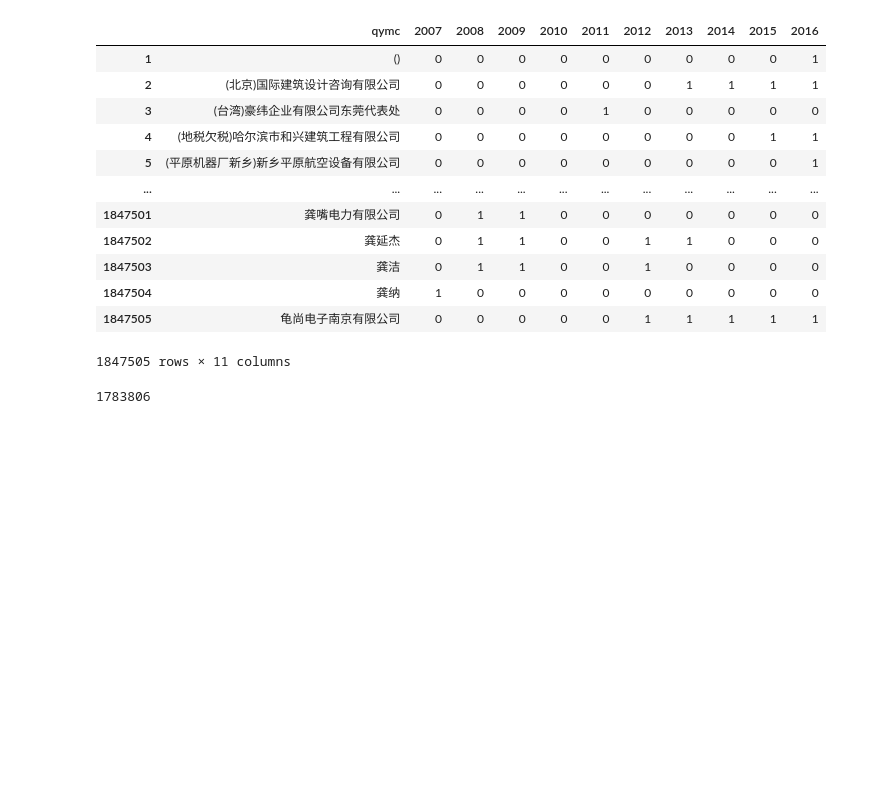
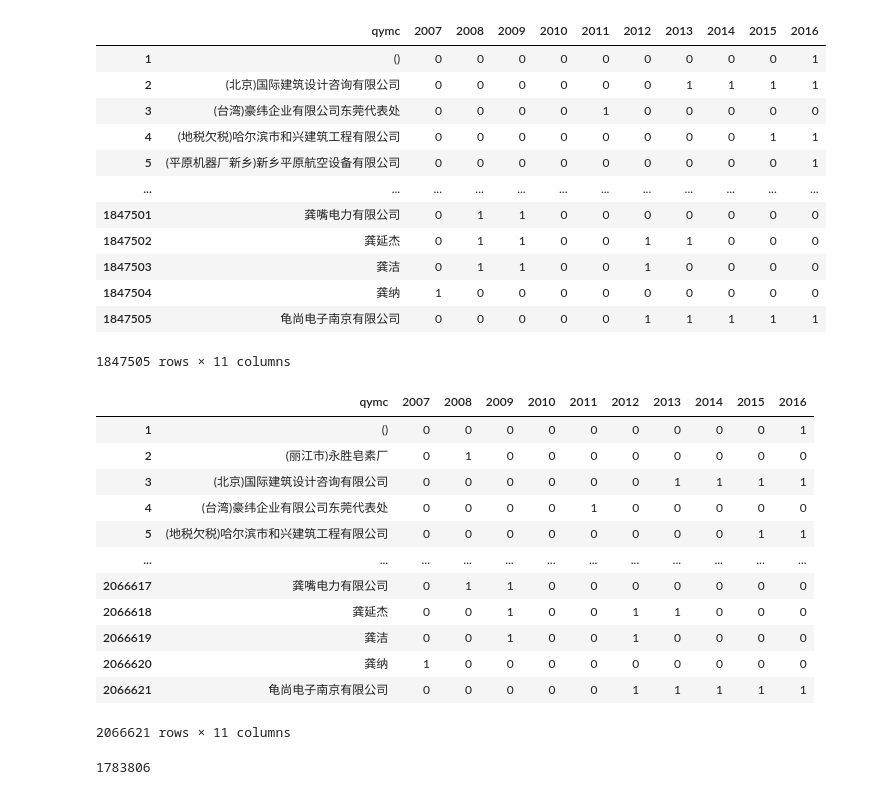
Before and after one commit to ideatechresearch/patent_invest, a Jupyter notebook: 专精特新&高新技术&税调&创新基金&火炬项目&融资企业与专利.ipynb, the cells around one changed output. Drawn from its saved outputs; the diff is of its cells as text; code cells hidden in the pictures; blank space fills up the shorter version.

```diff
--- a/专精特新&高新技术&税调&创新基金&火炬项目&融资企业与专利.ipynb
+++ b/专精特新&高新技术&税调&创新基金&火炬项目&融资企业与专利.ipynb
@@ -1733,6 +2029,23 @@ annual_qymc
 | 1847504 | 龚纳 | 1 | 0 | 0 | 0 | 0 | 0 | 0 | 0 | 0 | 0 |
 | 1847505 | 龟尚电子南京有限公司 | 0 | 0 | 0 | 0 | 0 | 1 | 1 | 1 | 1 | 1 |
 1847505 rows × 11 columns
+# %%
+annual_qymc=pd.read_csv('data\sd_annual_qymc_1018.csv',index_col=0)
+annual_qymc
+# %% [output]
+|  | qymc | 2007 | 2008 | 2009 | 2010 | 2011 | 2012 | 2013 | 2014 | 2015 | 2016 |
+| 1 | () | 0 | 0 | 0 | 0 | 0 | 0 | 0 | 0 | 0 | 1 |
+| 2 | (丽江市)永胜皂素厂 | 0 | 1 | 0 | 0 | 0 | 0 | 0 | 0 | 0 | 0 |
+| 3 | (北京)国际建筑设计咨询有限公司 | 0 | 0 | 0 | 0 | 0 | 0 | 1 | 1 | 1 | 1 |
+| 4 | (台湾)豪纬企业有限公司东莞代表处 | 0 | 0 | 0 | 0 | 1 | 0 | 0 | 0 | 0 | 0 |
+| 5 | (地税欠税)哈尔滨市和兴建筑工程有限公司 | 0 | 0 | 0 | 0 | 0 | 0 | 0 | 0 | 1 | 1 |
+| ... | ... | ... | ... | ... | ... | ... | ... | ... | ... | ... | ... |
+| 2066617 | 龚嘴电力有限公司 | 0 | 1 | 1 | 0 | 0 | 0 | 0 | 0 | 0 | 0 |
+| 2066618 | 龚延杰 | 0 | 0 | 1 | 0 | 0 | 1 | 1 | 0 | 0 | 0 |
+| 2066619 | 龚洁 | 0 | 0 | 1 | 0 | 0 | 1 | 0 | 0 | 0 | 0 |
+| 2066620 | 龚纳 | 1 | 0 | 0 | 0 | 0 | 0 | 0 | 0 | 0 | 0 |
+| 2066621 | 龟尚电子南京有限公司 | 0 | 0 | 0 | 0 | 0 | 1 | 1 | 1 | 1 | 1 |
+2066621 rows × 11 columns
 # %%
 len(set(sd_co.Unique_qymc)&set(annual_qymc.qymc))#1783807
 # %% [output]
```
Also changed, not shown: parts of 114 cells of this notebook, 1 other file.
